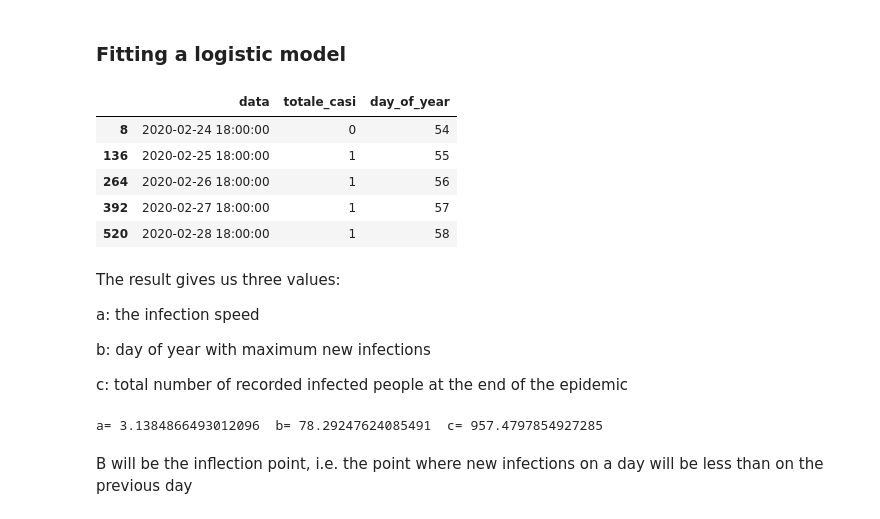
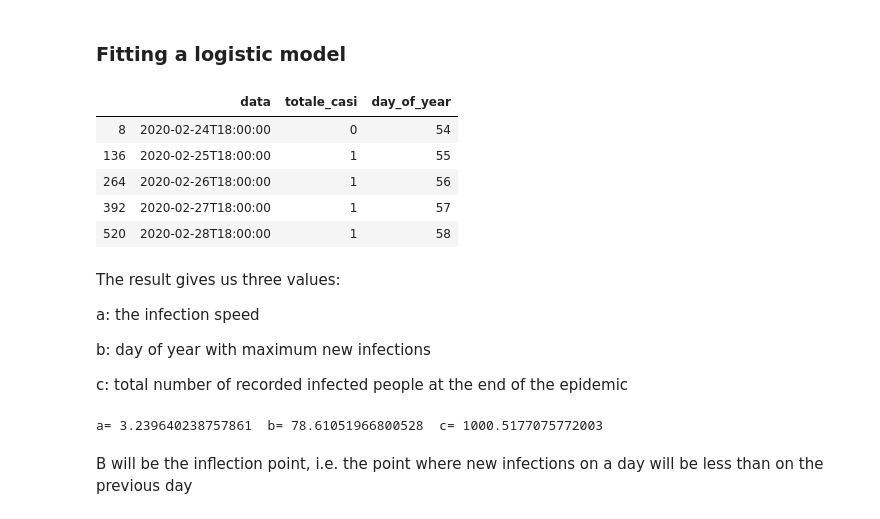
Before and after one commit to kredde/corona-outbreak, a Jupyter notebook: bolzano.ipynb, the cells around one changed output. Drawn from its saved outputs; the diff is of its cells as text; code cells hidden in the pictures.

```diff
--- a/bolzano.ipynb
+++ b/bolzano.ipynb
@@ -188,19 +188,19 @@ def logistic_model(x,a,b,c):
 # %%
 df_log = pd.read_csv(url, error_bad_lines=False)
 df_log = df_log[df_log['denominazione_provincia'] == 'Bolzano']
 df_log = df_log.loc[:,['data','totale_casi']]
 
-FMT = '%Y-%m-%d %H:%M:%S'
+FMT = '%Y-%m-%dT%H:%M:%S'
 date = df_log['data']
-df_log['day_of_year'] = date.map(lambda x : (datetime.strptime(x, FMT) - datetime.strptime("2020-01-01 00:00:00", FMT)).days )
+df_log['day_of_year'] = date.map(lambda x : (datetime.strptime(x, FMT) - datetime.strptime("2020-01-01T00:00:00", FMT)).days )
 df_log.head()
 # %% [output]
 |  | data | totale_casi | day_of_year |
-| 8 | 2020-02-24 18:00:00 | 0 | 54 |
-| 136 | 2020-02-25 18:00:00 | 1 | 55 |
-| 264 | 2020-02-26 18:00:00 | 1 | 56 |
-| 392 | 2020-02-27 18:00:00 | 1 | 57 |
-| 520 | 2020-02-28 18:00:00 | 1 | 58 |
+| 8 | 2020-02-24T18:00:00 | 0 | 54 |
+| 136 | 2020-02-25T18:00:00 | 1 | 55 |
+| 264 | 2020-02-26T18:00:00 | 1 | 56 |
+| 392 | 2020-02-27T18:00:00 | 1 | 57 |
+| 520 | 2020-02-28T18:00:00 | 1 | 58 |
 # %%
 x = list(df_log.iloc[:,2])
 y = list(df_log.iloc[:,1])
@@ -219,7 +219,7 @@ b = fit[0][1]
 c = fit[0][2]
 print("a=", a, " b=", b, " c=", c)
 # %% [output]
-a= 3.1384866493012096  b= 78.29247624085491  c= 957.4797854927285
+a= 3.239640238757861  b= 78.61051966800528  c= 1000.5177075772003
 # %% [markdown]
 B will be the inflection point, i.e. the point where new infections on a day will be less than on the previous day
 # %%
```
Also changed, not shown: parts of 9 cells of this notebook, 1 other file.
